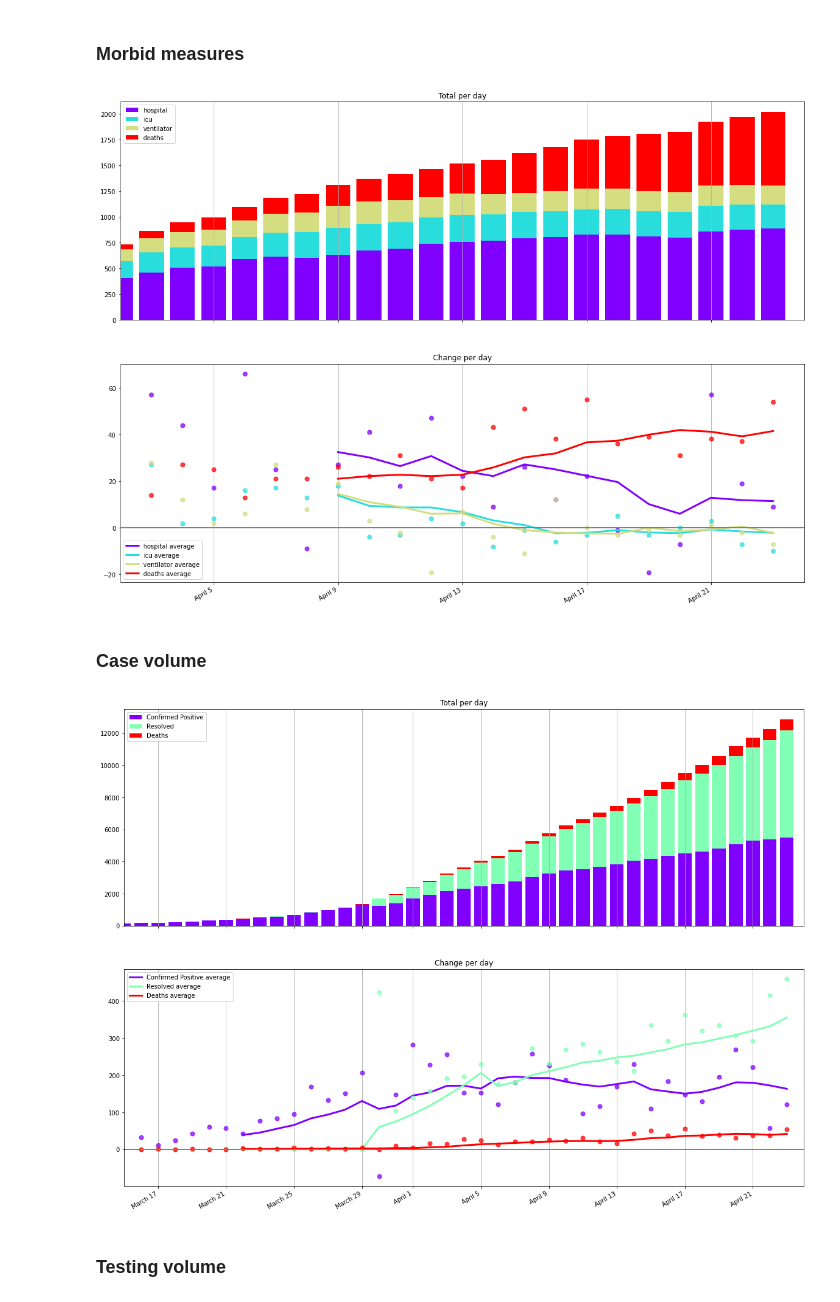
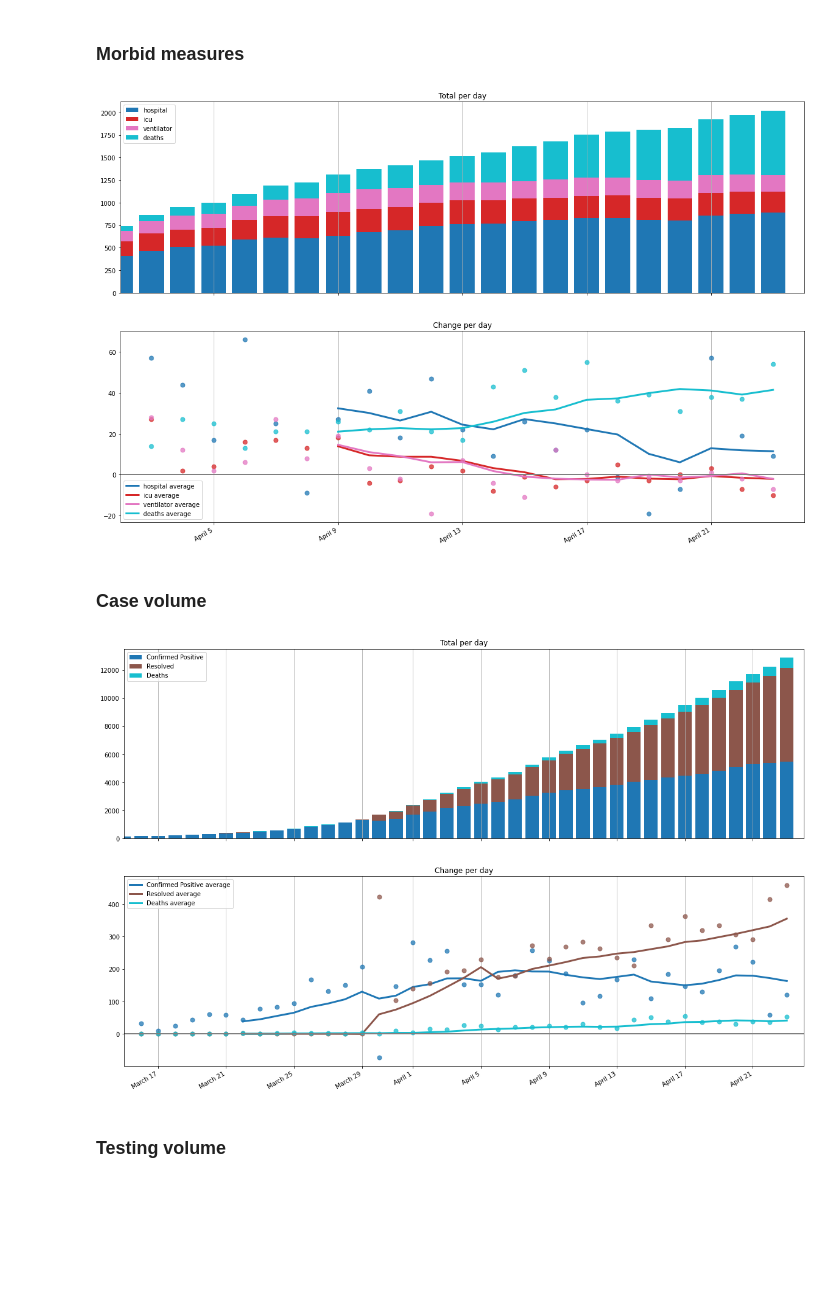
Before and after one commit to rlwelch/covid-ontario, a Jupyter notebook: covid_ontario/covid_ontario_investigation.ipynb, the cells around one changed output. Saved outputs shown, nothing was run; the diff lists cells and outputs as text; code cells hidden in the pictures; blank space fills up the shorter version.

```diff
--- a/covid_ontario/covid_ontario_investigation.ipynb
+++ b/covid_ontario/covid_ontario_investigation.ipynb
@@ -278,8 +275,7 @@ def plot_fractional_change(time_series, start_date, plot_labels={}, government_i
     ts = ts/ts.shift(1)
     ts_avg = ts.rolling(7).mean()
 
-    fig, ax = plt.subplots()
-    fig.figsize=[20, 16]
+    fig, ax = plt.subplots(figsize=(20, 10))
 
     ax.plot(ts, "o",
             color="mediumblue",
@@ -320,7 +316,7 @@ def plot_fractional_change(time_series, start_date, plot_labels={}, government_i
     ax.xaxis.grid(True, which="major")
 
     fig.autofmt_xdate()
-    plt.show()
+    return fig
 # %%
 # Outstanding cases are confirmed positives that have not ended in: deaths, resolved
 time_series = tests["Confirmed Positive"] - tests["Deaths"] - tests["Resolved"]
@@ -343,5 +341,6 @@ plot_fractional_change(time_series, start_date)
 # %%
 time_series = tests["Number of patients in ICU with COVID-19"]
 start_date = "2020-04-01"
-plot_fractional_change(time_series, start_date)
+fig = plot_fractional_change(time_series, start_date)
+plt.show()
 # %% [output]
@@ -349,7 +348,7 @@ plot_fractional_change(time_series, start_date)
 # %% [markdown]
 ## Plot: case count timeseries
 # %%
-def plot_timeline(time_series, start_date):
+def plot_timeline(time_series, start_date, colormap="rainbow"):
     """
     Make a pretty plot of a timeseries.
 
@@ -366,9 +365,10 @@ def plot_timeline(time_series, start_date):
     fig: matplotlib.figure.Figure
         Contains two Axes: total per day, change per day.
     """
-    fig, [ax_total, ax_change] = plt.subplots(nrows=2, ncols=1)
+    cmap = plt.get_cmap(colormap)
 
-    fig.figsize = [20, 10]
+    fig, [ax_total, ax_change] = plt.subplots(nrows=2, ncols=1, figsize=(20, 14))
+
     axes = {"total": ax_total, "change": ax_change}
     text = {
         "total": {
@@ -394,7 +394,7 @@ def plot_timeline(time_series, start_date):
         df = ts[name]
         df_plot = df[df.index >= x_data_max]
 
-        colors = cm.rainbow(np.linspace(0, 1, len(df_plot.columns)))
+        colors = cmap(np.linspace(0, 1, len(df_plot.columns)))
         bar_below = pd.Series(data=0, index=df_plot.index)
         # Iterate over the columns selected
         for col, c in zip(df_plot, colors):
@@ -452,19 +452,19 @@ morbid_cols = {
 }
 morbid = tests[morbid_cols].rename(columns=morbid_cols)
 # %%
-fig = plot_timeline(morbid, "2020-04-02")
+fig = plot_timeline(morbid, "2020-04-02", colormap="tab10")
 plt.show()
 # %% [output]
-[figure, old version]
+[figure, new version]
 # %% [markdown]
 ### Case volume
 # %%
 case_cols = ["Confirmed Positive", "Resolved", "Deaths"]
 cases = tests[case_cols]
-fig = plot_timeline(cases, "2020-03-15")
+fig = plot_timeline(cases, "2020-03-15", colormap="tab10")
 plt.show()
 # %% [output]
-[figure, old version]
+[figure, new version]
 # %% [markdown]
 ### Testing volume
 # %%
```
Also changed, not shown: parts of 24 cells of this notebook.
